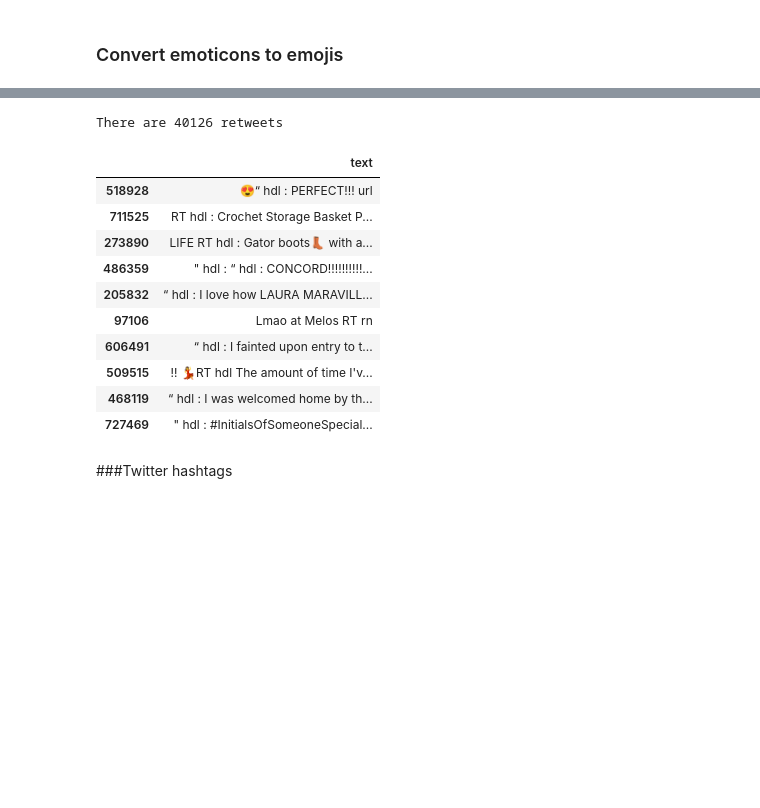
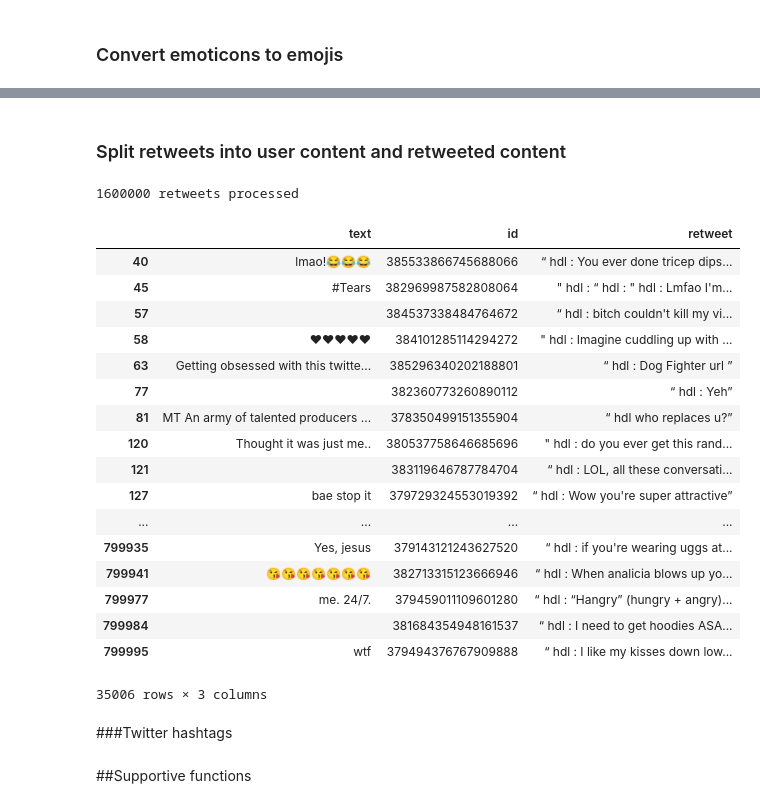
Before and after one commit to dandanbang/Emojineering, a Jupyter notebook: 2015-12-06-hr-data-cleaning.ipynb, the cells around one changed output, grey strips where cells are left out. Saved outputs shown, nothing was run; the diff lists cells and outputs as text; code cells hidden in the pictures; blank space fills up the shorter version.

Commit message:
Implemented retweets cleaning

```diff
--- a/2015-12-06-hr-data-cleaning.ipynb
+++ b/2015-12-06-hr-data-cleaning.ipynb
@@ -177,21 +158,63 @@ ALL replaced 0 times
-# %%
-pattern = r"""(?:\W|^)RT(?:[ \":“]|$)| # Retweets with RT keyword
-            [\"“]\s*hdl                # Retweets with quotes"""
-temp = clean_tweets_df.text.str.contains(pattern, flags=re.X)
-print("There are {} retweets".format(np.sum(temp.values)))
-clean_tweets_df[temp].sample(10)
-# %% [output]
-There are 40126 retweets
-|  | text |
-| 518928 | 😍“ hdl : PERFECT!!! url |
-| 711525 | RT hdl : Crochet Storage Basket P... |
-| 273890 | LIFE RT hdl : Gator boots👢 with a... |
-| 486359 | " hdl : “ hdl : CONCORD!!!!!!!!!!... |
-| 205832 | “ hdl : I love how LAURA MARAVILL... |
-| 97106 | Lmao at Melos RT rn |
-| 606491 | “ hdl : I fainted upon entry to t... |
-| 509515 | !! 💃RT hdl The amount of time I'v... |
-| 468119 | “ hdl : I was welcomed home by th... |
-| 727469 | " hdl : #InitialsOfSomeoneSpecial... |
+# %% [markdown]
+### Split retweets into user content and retweeted content
+# %%
+def splitRetweets(df):
+    """ Extract retweets with the RT keyword"""
+    pattern = r"""(.*(?:\W|^))(RT(?:\ ?[\":“]|$).*) # Retweets with RT keyword"""
+    retweets = pd.DataFrame(df.text.str.extract(pattern, flags=re.X))
+    retweets.columns = ["text", "retweet"]
+    non_null_idxs = retweets.retweet.notnull()
+    df.loc[non_null_idxs,["text"]] = retweets.text[non_null_idxs]
+    df["retweet"] = retweets.retweet
+    return len(non_null_idxs)
+# %%
+def splitQuotes(df):
+    """ Extract retweets in quote format.
+    See http://support.gnip.com/articles/identifying-and-understanding-retweets.html
+    """
+    pattern = r"(.*?)((?:([\"\'])|(?:(“))|‘)\s*hdl.*(?(3)\3|(?(4)”|’)))(.*)" #Pattern to match quote, possibly nested
+    retweets = pd.DataFrame(df.text.str.extract(pattern, flags=re.X)[[0,1,4]])
+    retweets.columns = ["text_before", "retweet", "text_after"]
+    non_null_idxs = retweets.retweet.notnull()
+    retweets["text"] = retweets.loc[non_null_idxs, ["text_before", "text_after"]].apply(lambda x: " ".join(x), axis=1)
+    df.loc[non_null_idxs,["text"]] = retweets.text[non_null_idxs].copy()
+    df["retweet"] = retweets.retweet.copy()
+    return len(retweets[non_null_idxs])
+# %%
+def cleanRetweets(df):
+    """ Remove from the text column the retweet column and add to seperate column "retweet".
+
+    Returns None
+    """
+    nsplits = 0
+    nsplits += splitRetweets(df)
+    nsplits += splitQuotes(df) # Need to maintain that order
+    print("{} retweets processed".format(nsplits))
+    return
+# %%
+cleanRetweets(clean_tweets_df)
+display(clean_tweets_df.dropna(subset = ["retweet"]))
+# %% [output]
+1600000 retweets processed
+|  | text | id | retweet |
+| 40 | lmao!😂😂😂 | 385533866745688066 | “ hdl : You ever done tricep dips... |
+| 45 | #Tears | 382969987582808064 | " hdl : “ hdl : " hdl : Lmfao I'm... |
+| 57 |  | 384537338484764672 | “ hdl : bitch couldn't kill my vi... |
+| 58 | ♥♥♥♥♥ | 384101285114294272 | " hdl : Imagine cuddling up with ... |
+| 63 | Getting obsessed with this twitte... | 385296340202188801 | “ hdl : Dog Fighter url ” |
+| 77 |  | 382360773260890112 | “ hdl : Yeh” |
+| 81 | MT An army of talented producers ... | 378350499151355904 | “ hdl who replaces u?” |
+| 120 | Thought it was just me.. | 380537758646685696 | " hdl : do you ever get this rand... |
+| 121 |  | 383119646787784704 | “ hdl : LOL, all these conversati... |
+| 127 | bae stop it | 379729324553019392 | “ hdl : Wow you're super attractive” |
+| ... | ... | ... | ... |
+| 799935 | Yes, jesus | 379143121243627520 | “ hdl : if you're wearing uggs at... |
+| 799941 | 😘😘😘😘😘😘😘 | 382713315123666946 | “ hdl : When analicia blows up yo... |
+| 799977 | me. 24/7. | 379459011109601280 | “ hdl : “Hangry” (hungry + angry)... |
+| 799984 |  | 381684354948161537 | “ hdl : I need to get hoodies ASA... |
+| 799995 | wtf | 379494376767909888 | “ hdl : I like my kisses down low... |
+35006 rows × 3 columns
 # %% [markdown]
 ###Twitter hashtags
+# %% [markdown]
+##Supportive functions
```
Also changed, not shown: parts of 13 cells of this notebook, 1 other file.
